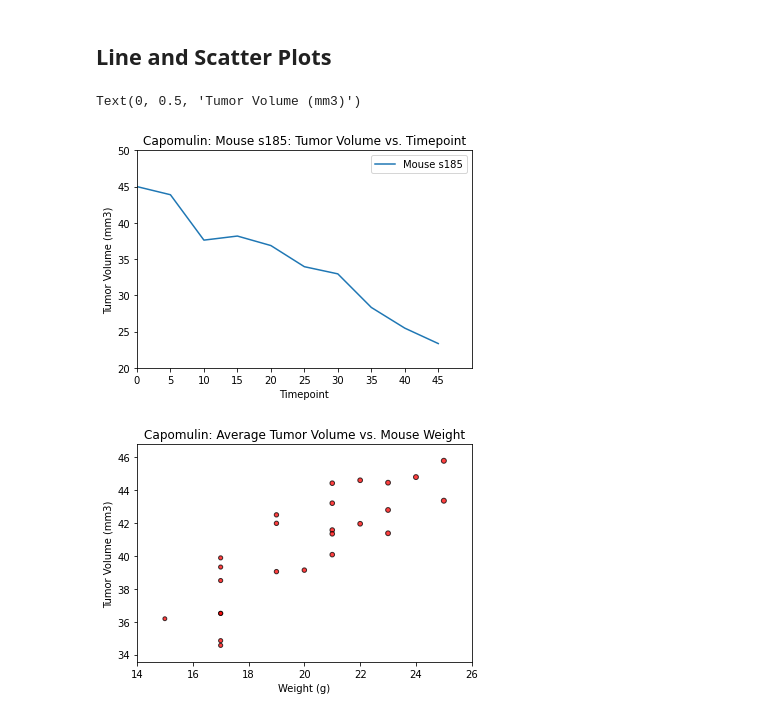
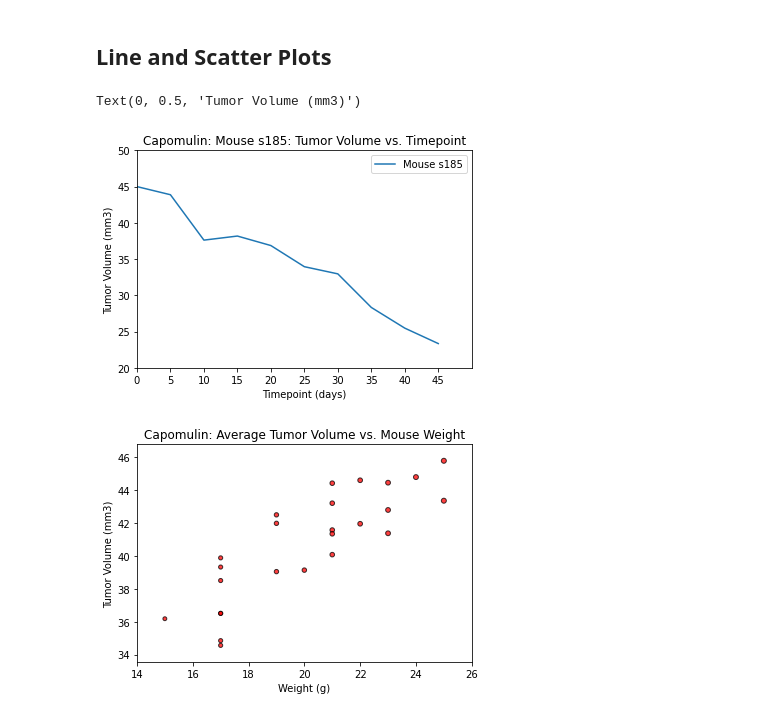
Before and after one commit to MrBadinger/Matplotlib_Challenge, a Jupyter notebook: Pymaceuticals/pymaceuticals_starter.ipynb, the cells around one changed output. Drawn from its saved outputs; the diff is of its cells as text; code cells hidden in the pictures.

```diff
--- a/Pymaceuticals/pymaceuticals_starter.ipynb
+++ b/Pymaceuticals/pymaceuticals_starter.ipynb
@@ -414,35 +424,35 @@ ax1.boxplot([tumor_list_cap, tumor_list_ram, tumor_list_inf, tumor_list_cef], fl
 # Generate a line plot of tumor volume vs. time point for a mouse treated with Capomulin
 
     # Show final_df for thoes mice under the Capomulin Regimen
 capomulin_mouse_df = final_df[["Mouse ID", "Drug Regimen", "Timepoint", "Tumor Volume (mm3)"]]
 capomulin_mouse_df = capomulin_mouse_df.loc[final_df["Drug Regimen"] == "Capomulin"]
 capomulin_mouse_df = capomulin_mouse_df.loc[capomulin_mouse_df["Mouse ID"] == "s185"]
 # capomulin_mouse_df_2 = capomulin_mouse_df.set_index("Timepoint")
 # capomulin_mouse_df_2.pop("Tumor Volume (mm3)")
 
 time_l = capomulin_mouse_df["Tumor Volume (mm3)"]
 # time_l
 
 x_axis_line = np.arange(len(time_l))
 # print(x_axis_line)
 
 time_label = list(capomulin_mouse_df["Timepoint"])
 # time_label
 
 mouse_line, = plt.plot(time_label, time_l, label="Mouse s185")
 
 
 tick_locations = [value for value in time_label]
 plt.xticks(tick_locations, time_label)
 plt.legend(handles=[mouse_line], loc="best")
 plt.xlim(0,50)
 plt.ylim(20,50)
 plt.title("Capomulin: Mouse s185: Tumor Volume vs. Timepoint")
-plt.xlabel("Timepoint")
+plt.xlabel("Timepoint (days)")
 plt.ylabel("Tumor Volume (mm3)")
 # %% [output]
 Text(0, 0.5, 'Tumor Volume (mm3)')
-[figure, old version]
+[figure, new version]
 # %%
 # Generate a scatter plot of average tumor volume vs. mouse weight for the Capomulin regimen
 
```
Also changed, not shown: parts of 3 cells of this notebook.
